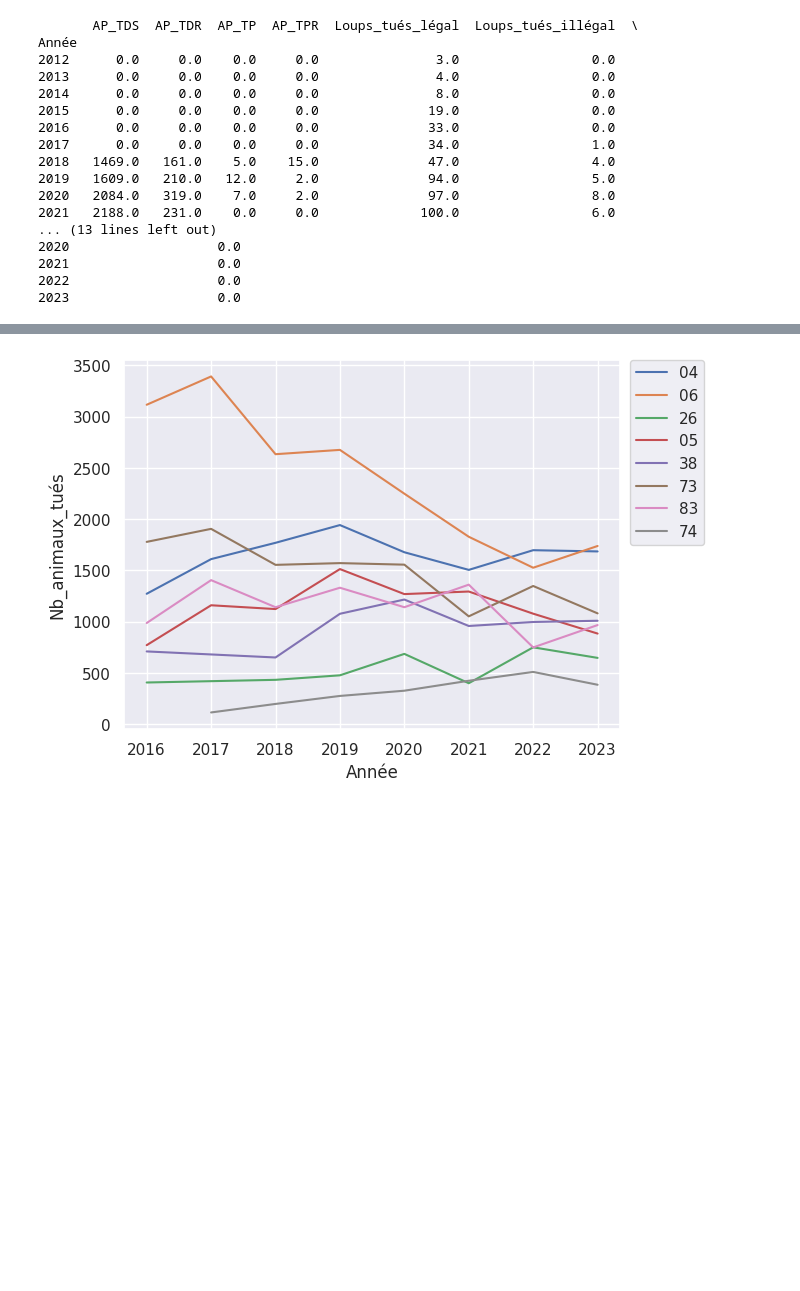
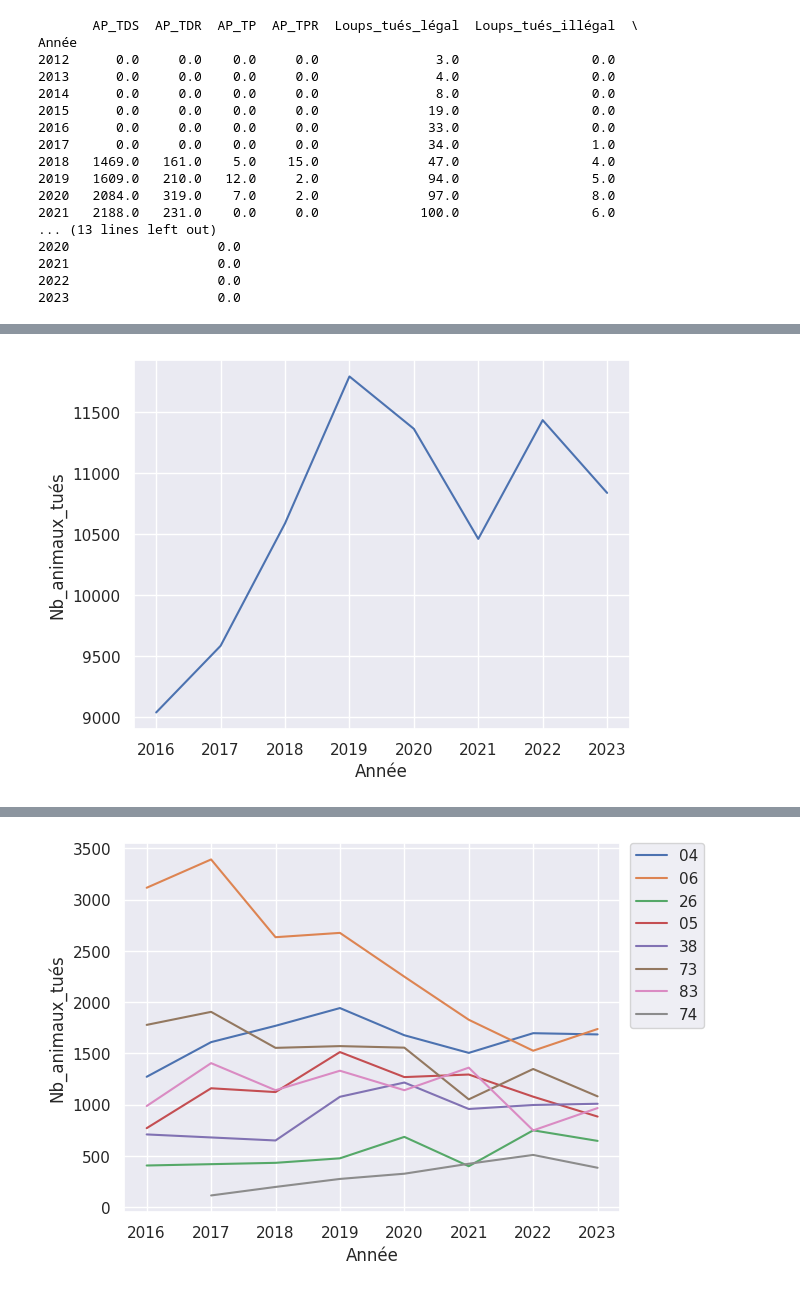
Before and after one commit to dthonon/pna_loup_suivi, a Jupyter notebook: notebook/Analyse_mortalité_loup.ipynb, the cells around one changed output, grey strips where cells are left out. Cells and saved outputs as stored; diff of their text form; code cells hidden in the pictures; blank space fills up the shorter version.

```diff
--- a/notebook/Analyse_mortalité_loup.ipynb
+++ b/notebook/Analyse_mortalité_loup.ipynb
@@ -110,3 +112,7 @@ donnees_pna_y.sum(numeric_only=True)
 # %%
 # Apply the default theme
 sns.set_theme()
+# %%
+sns.lineplot(data=donnees_pna_y, x="Année", y="Nb_animaux_tués");
+# %% [output]
+[figure, added]
```
Also changed, not shown: parts of 7 cells of this notebook.
